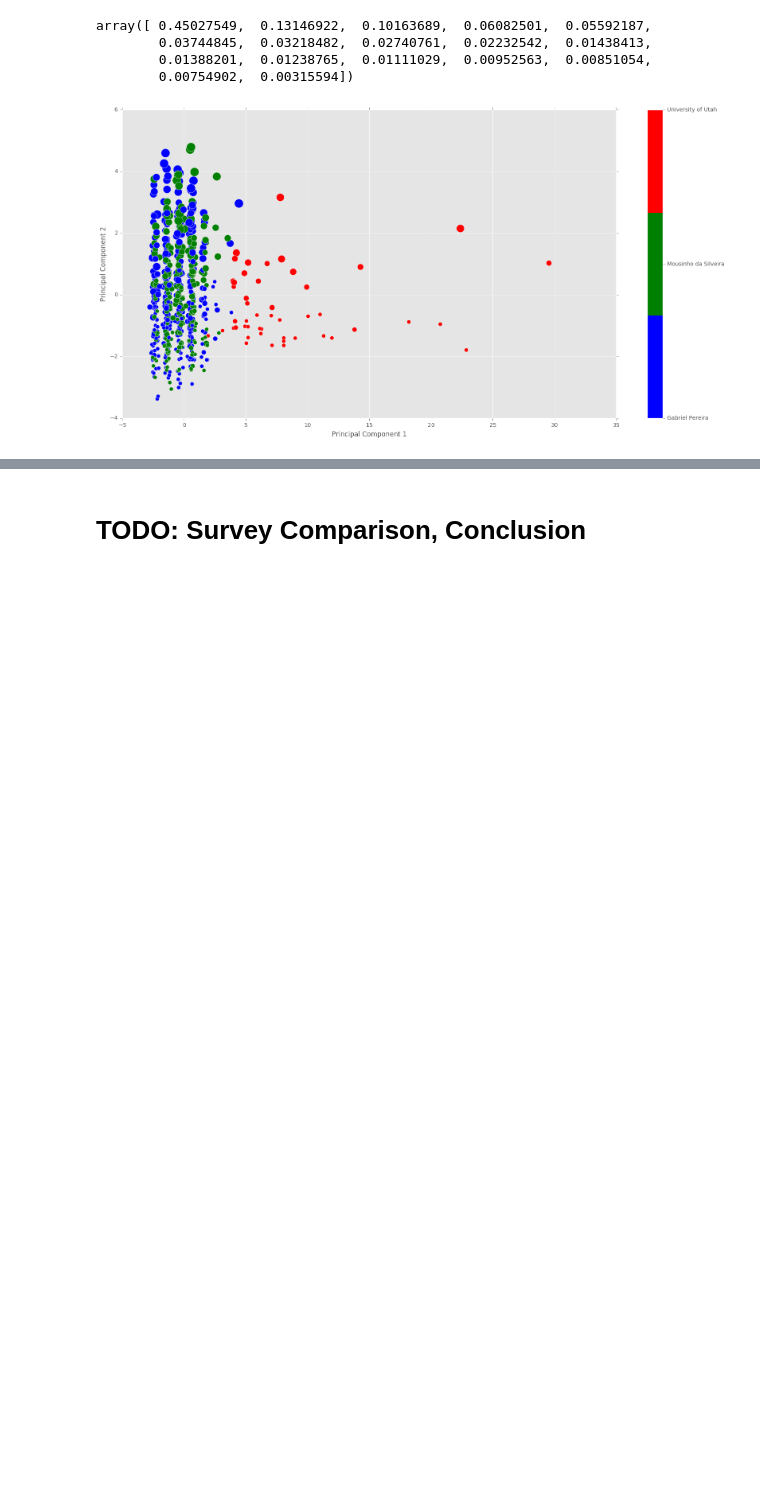
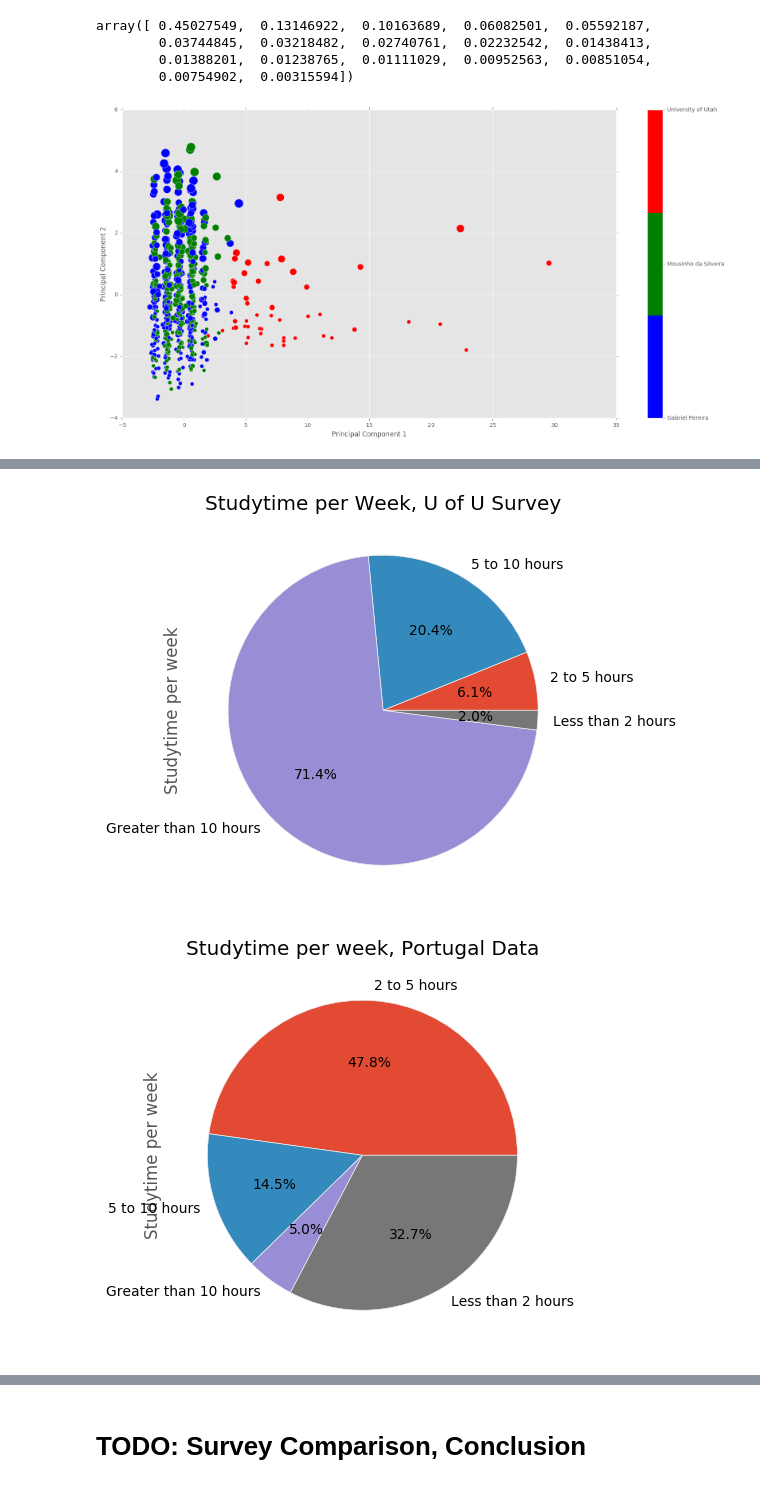
Before and after one commit to fagan2888/DataSci_Final_Project, a Jupyter notebook: Final/Final Submission.ipynb, the cells around one changed output, grey strips where cells are left out. Drawn from its saved outputs; the diff is of its cells as text; code cells hidden in the pictures; blank space fills up the shorter version.

```diff
--- a/Final/Final Submission.ipynb
+++ b/Final/Final Submission.ipynb
@@ -1501,0 +1533,16 @@ plt.show()
+# %%
+#Rename columns
+Survey_data_pie = Survey_data_pie.rename(columns={'How many hours do you study a week for all of your classes?':'Studytime per week'})
+Cleaned_data_pie['Studytime per week'] = Cleaned_data_pie['studytime'].map({1:'Less than 2 hours', 2:'2 to 5 hours', 3:'5 to 10 hours', 4:'Greater than 10 hours'})
+
+#Studytime pie charts
+Survey_data_pie['Studytime per week'].value_counts().sort_index().plot(kind='pie', autopct='%1.1f%%')
+plt.title('Studytime per Week, U of U Survey')
+plt.show()
+
+Cleaned_data_pie['Studytime per week'].value_counts().sort_index().plot(kind='pie', autopct='%1.1f%%')
+plt.title('Studytime per week, Portugal Data')
+plt.show()
+# %% [output]
+[figure, added]
+[figure, added]
```
Also changed, not shown: parts of 15 cells of this notebook, 1 other file.
